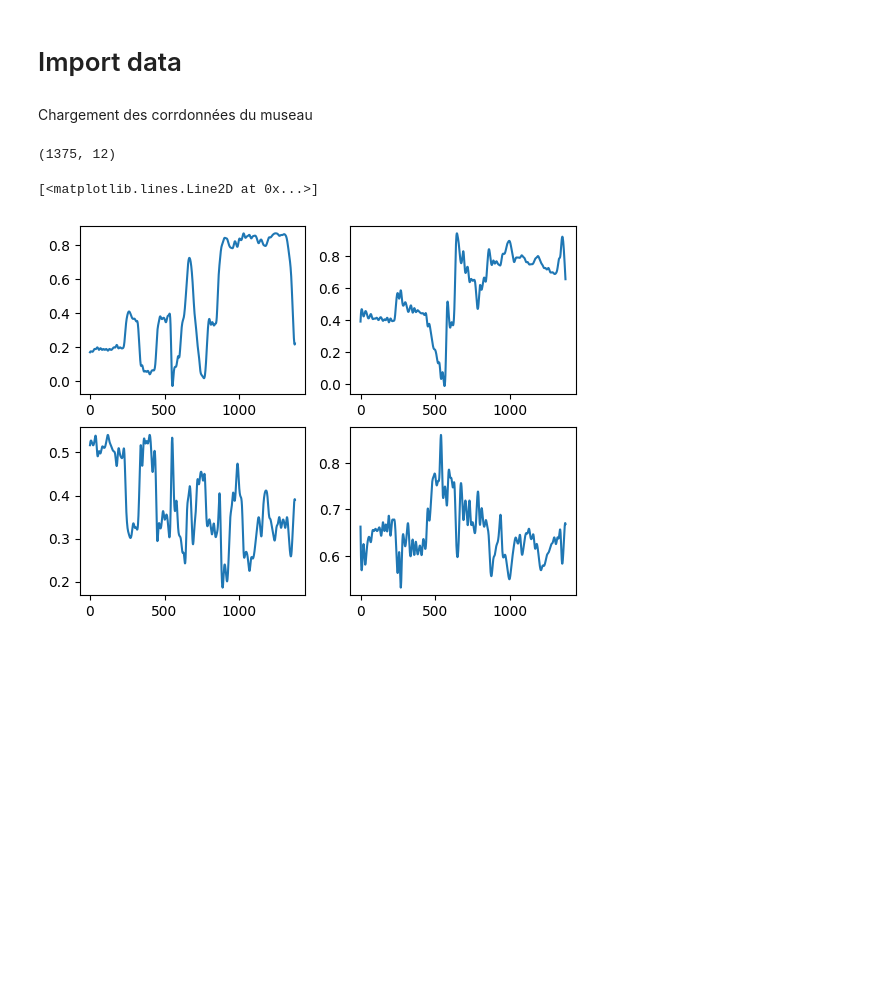
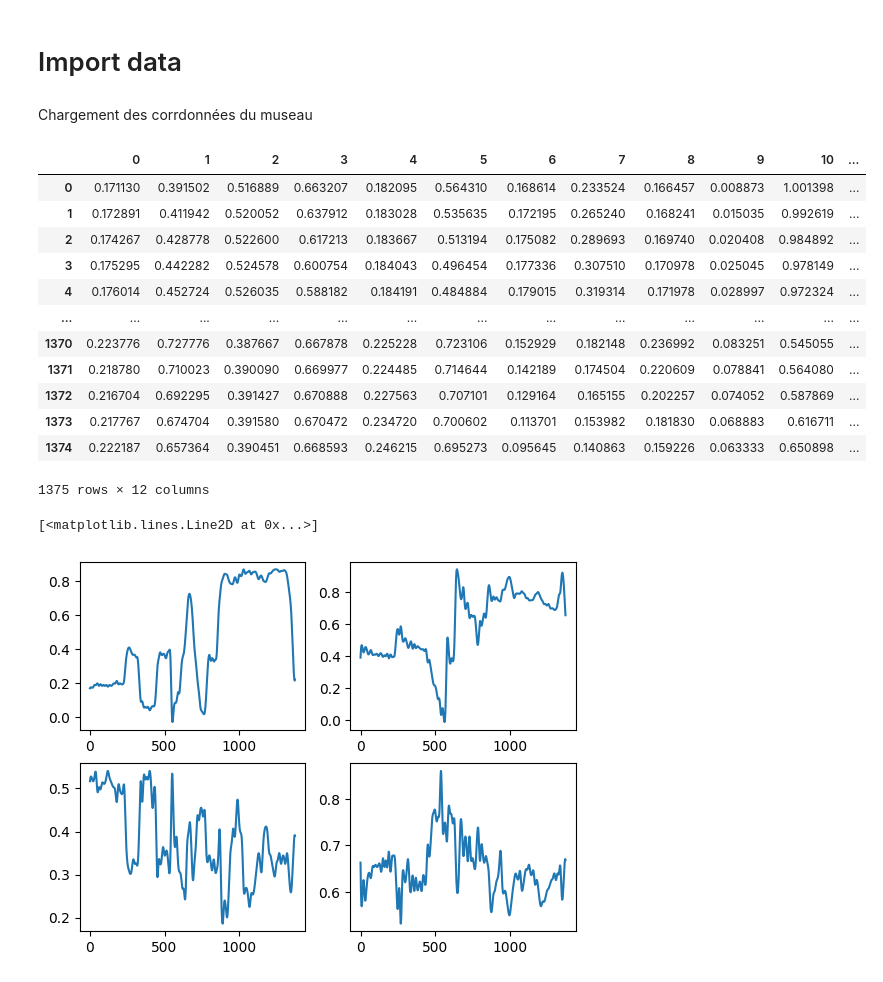
Before and after one commit to RinVyX/HmmComportement, a Jupyter notebook: 3box.ipynb, the cells around one changed output. Saved outputs shown, nothing was run; the diff lists cells and outputs as text; code cells hidden in the pictures; blank space fills up the shorter version.

```diff
--- a/3box.ipynb
+++ b/3box.ipynb
@@ -12,19 +12,32 @@ Chargement des corrdonnées du museau
 # %%
 X_head = pd.pandas.read_csv("E:/UQAM/Recherche/Thomas/data/head_coords.csv",  names=['Gauche_head', 'Haut_head', 'Largeur_head', 'Longeur_head'])
 X_snout = pd.pandas.read_csv("E:/UQAM/Recherche/Thomas/data/snout_coords.csv",  names=['Gauche_snout', 'Haut_snout', 'Largeur_snout', 'Longeur_snout'])
 X_cow = pd.pandas.read_csv("E:/UQAM/Recherche/Thomas/data/cow_coords.csv",  names=['Gauche_cow', 'Haut_cow', 'Largeur_cow', 'Longeur_cow'])
 
 X = np.concatenate([X_head, X_snout, X_cow], axis=1)
 df = pd.DataFrame(X)
 df.to_csv("../data/3Boxes_coords.csv")
 
 lengths = [len(X_head), len(X_snout), len(X_cow)]
 
 lengths
 len(X)
 X.shape
+df
 # %% [output]
+|  | 0 | 1 | 2 | 3 | 4 | 5 | 6 | 7 | 8 | 9 | 10 | ... |
+| 0 | 0.171130 | 0.391502 | 0.516889 | 0.663207 | 0.182095 | 0.564310 | 0.168614 | 0.233524 | 0.166457 | 0.008873 | 1.001398 | ... |
+| 1 | 0.172891 | 0.411942 | 0.520052 | 0.637912 | 0.183028 | 0.535635 | 0.172195 | 0.265240 | 0.168241 | 0.015035 | 0.992619 | ... |
+| 2 | 0.174267 | 0.428778 | 0.522600 | 0.617213 | 0.183667 | 0.513194 | 0.175082 | 0.289693 | 0.169740 | 0.020408 | 0.984892 | ... |
+| 3 | 0.175295 | 0.442282 | 0.524578 | 0.600754 | 0.184043 | 0.496454 | 0.177336 | 0.307510 | 0.170978 | 0.025045 | 0.978149 | ... |
+| 4 | 0.176014 | 0.452724 | 0.526035 | 0.588182 | 0.184191 | 0.484884 | 0.179015 | 0.319314 | 0.171978 | 0.028997 | 0.972324 | ... |
+| ... | ... | ... | ... | ... | ... | ... | ... | ... | ... | ... | ... | ... |
+| 1370 | 0.223776 | 0.727776 | 0.387667 | 0.667878 | 0.225228 | 0.723106 | 0.152929 | 0.182148 | 0.236992 | 0.083251 | 0.545055 | ... |
+| 1371 | 0.218780 | 0.710023 | 0.390090 | 0.669977 | 0.224485 | 0.714644 | 0.142189 | 0.174504 | 0.220609 | 0.078841 | 0.564080 | ... |
+| 1372 | 0.216704 | 0.692295 | 0.391427 | 0.670888 | 0.227563 | 0.707101 | 0.129164 | 0.165155 | 0.202257 | 0.074052 | 0.587869 | ... |
+| 1373 | 0.217767 | 0.674704 | 0.391580 | 0.670472 | 0.234720 | 0.700602 | 0.113701 | 0.153982 | 0.181830 | 0.068883 | 0.616711 | ... |
+| 1374 | 0.222187 | 0.657364 | 0.390451 | 0.668593 | 0.246215 | 0.695273 | 0.095645 | 0.140863 | 0.159226 | 0.063333 | 0.650898 | ... |
-(1375, 12)
+1375 rows × 12 columns
 # %%
 plt.subplot(2,2,1)
 plt.plot(range(0,len(X)) , X[0:,0])
```
Also changed, not shown: parts of 4 cells of this notebook, 1 other file.
